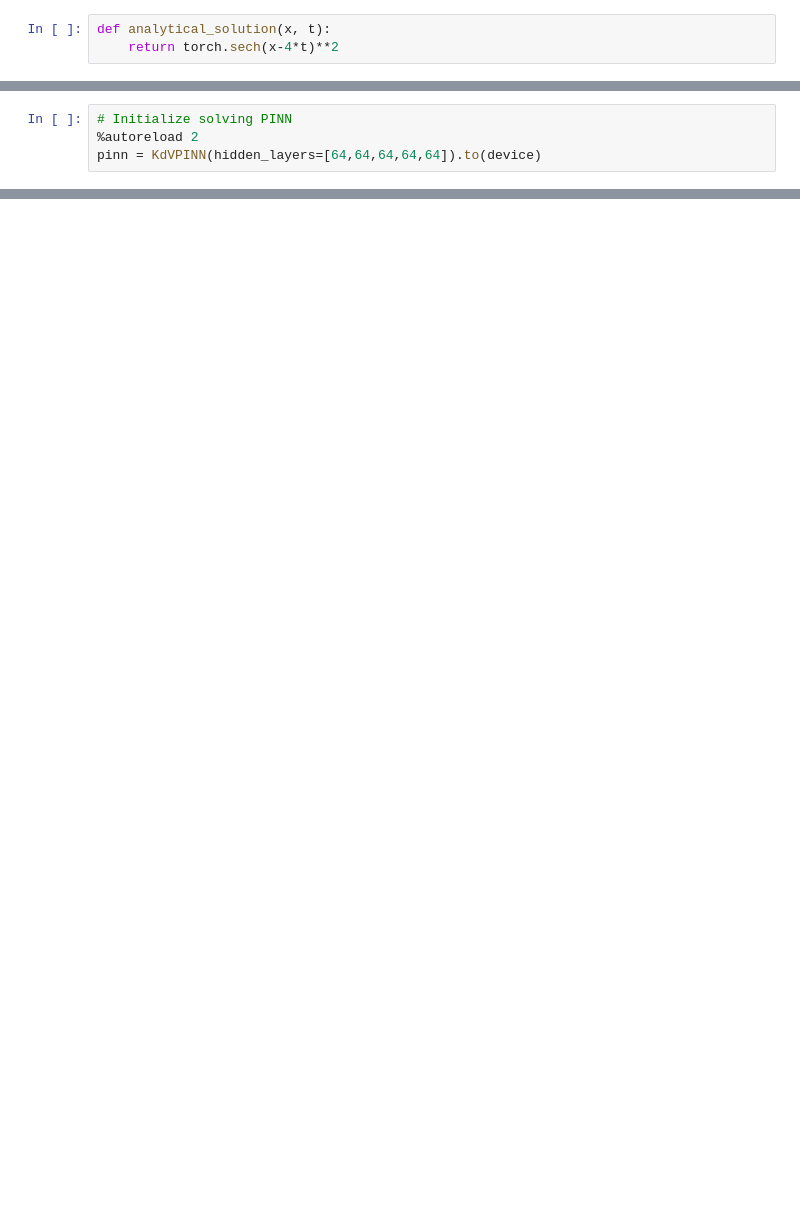
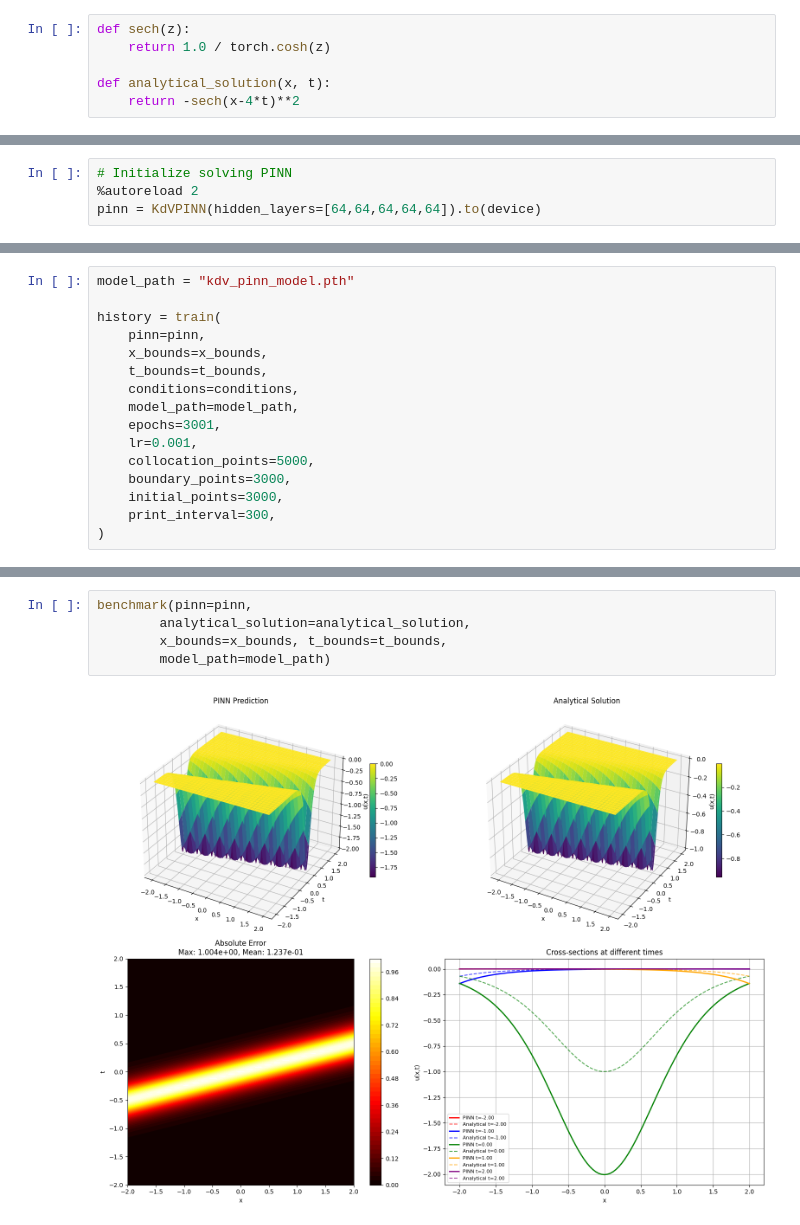
Before and after one commit to acm-uic/SIG-Math-2025, a Jupyter notebook: kDV-family/KdV-single-soliton.ipynb, the cells around one changed output, grey strips where cells are left out. Drawn from its saved outputs; the diff is of its cells as text; blank space fills up the shorter version.

```diff
--- a/kDV-family/KdV-single-soliton.ipynb
+++ b/kDV-family/KdV-single-soliton.ipynb
@@ -44,8 +47,11 @@ print(f"Using device: {device}")
 # %% [output]
 Using device: cuda
 # %%
+def sech(z):
+    return 1.0 / torch.cosh(z)
+
 def analytical_solution(x, t):
-    return torch.sech(x-4*t)**2
+    return -sech(x-4*t)**2
 # %%
 """
     PDE problem parameters
@@ -76,0 +215,16 @@ pinn = KdVPINN(hidden_layers=[64,64,64,64,64]).to(device)
+# %%
+model_path = "kdv_pinn_model.pth"
+
+history = train(
+    pinn=pinn,
+    x_bounds=x_bounds,
+    t_bounds=t_bounds,
+    conditions=conditions,
+    model_path=model_path,
+    epochs=3001,
+    lr=0.001,
+    collocation_points=5000,
+    boundary_points=3000,
+    initial_points=3000,
+    print_interval=300,
+)
@@ -76,0 +335,7 @@ pinn = KdVPINN(hidden_layers=[64,64,64,64,64]).to(device)
+# %%
+benchmark(pinn=pinn,
+        analytical_solution=analytical_solution,
+        x_bounds=x_bounds, t_bounds=t_bounds,
+        model_path=model_path)
+# %% [output]
+[figure, added]
```
Also changed, not shown: parts of 6 cells of this notebook, 3 other files.
